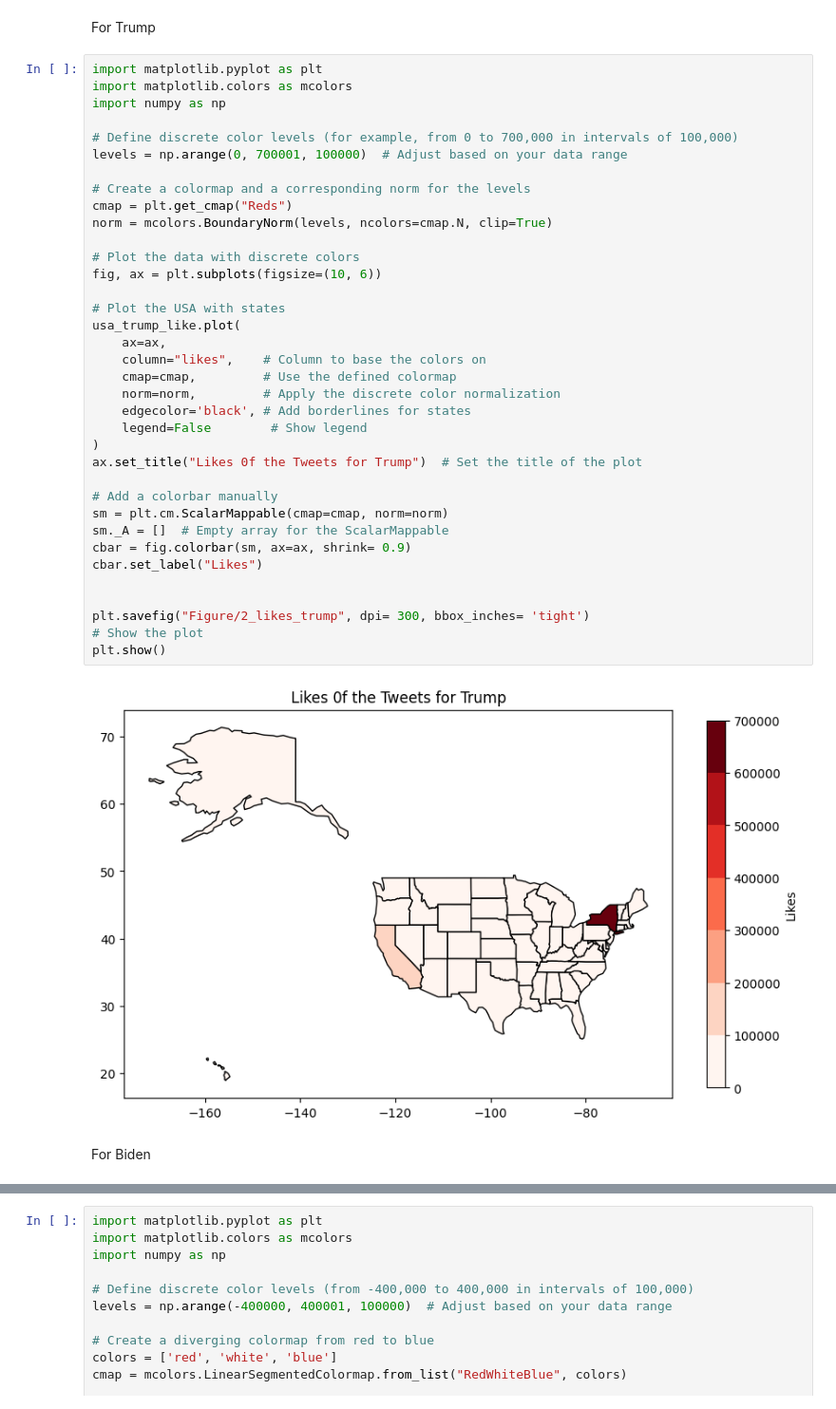
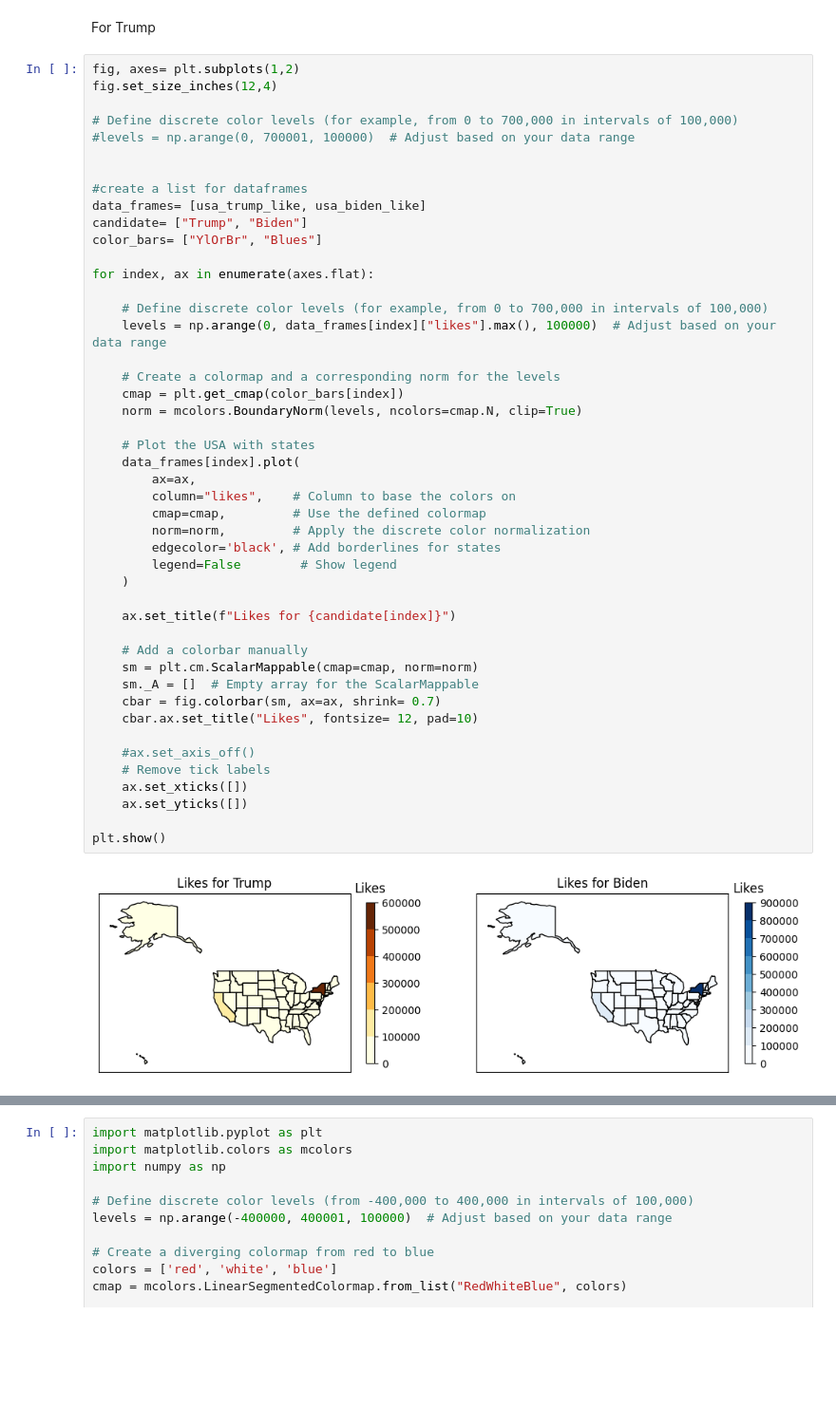
Before and after one commit to MiraySardogan/DC-PollMasters, a Jupyter notebook: Mir/2_geospatial_analysis.ipynb, the cells around one changed output, grey strips where cells are left out. Shown at 95% size. Cells and saved outputs as stored; diff of their text form; blank space fills up the shorter version.

```diff
--- a/Mir/2_geospatial_analysis.ipynb
+++ b/Mir/2_geospatial_analysis.ipynb
@@ -130,42 +127,50 @@ Now, plot these likes into the map
 # %% [markdown]
 For Trump
 # %%
-import matplotlib.pyplot as plt
-import matplotlib.colors as mcolors
-import numpy as np
+fig, axes= plt.subplots(1,2)
+fig.set_size_inches(12,4)
 
 # Define discrete color levels (for example, from 0 to 700,000 in intervals of 100,000)
-levels = np.arange(0, 700001, 100000)  # Adjust based on your data range
-
-# Create a colormap and a corresponding norm for the levels
-cmap = plt.get_cmap("Reds")
-norm = mcolors.BoundaryNorm(levels, ncolors=cmap.N, clip=True)
-
-# Plot the data with discrete colors
-fig, ax = plt.subplots(figsize=(10, 6))
-
-# Plot the USA with states
-usa_trump_like.plot(
-    ax=ax,
-    column="likes",    # Column to base the colors on
-    cmap=cmap,         # Use the defined colormap
-    norm=norm,         # Apply the discrete color normalization
-    edgecolor='black', # Add borderlines for states
-    legend=False        # Show legend
-)
-ax.set_title("Likes 0f the Tweets for Trump")  # Set the title of the plot
-
-# Add a colorbar manually
-sm = plt.cm.ScalarMappable(cmap=cmap, norm=norm)
-sm._A = []  # Empty array for the ScalarMappable
-cbar = fig.colorbar(sm, ax=ax, shrink= 0.9)
-cbar.set_label("Likes")
+#levels = np.arange(0, 700001, 100000)  # Adjust based on your data range
 
 
-plt.savefig("Figure/2_likes_trump", dpi= 300, bbox_inches= 'tight')
-# Show the plot
+#create a list for dataframes
+data_frames= [usa_trump_like, usa_biden_like]
+candidate= ["Trump", "Biden"]
+color_bars= ["YlOrBr", "Blues"]
+
+for index, ax in enumerate(axes.flat):
+
+    # Define discrete color levels (for example, from 0 to 700,000 in intervals of 100,000)
+    levels = np.arange(0, data_frames[index]["likes"].max(), 100000)  # Adjust based on your data range
+
+    # Create a colormap and a corresponding norm for the levels
+    cmap = plt.get_cmap(color_bars[index])
+    norm = mcolors.BoundaryNorm(levels, ncolors=cmap.N, clip=True)
+
+    # Plot the USA with states
+    data_frames[index].plot(
+        ax=ax,
+        column="likes",    # Column to base the colors on
+        cmap=cmap,         # Use the defined colormap
+        norm=norm,         # Apply the discrete color normalization
+        edgecolor='black', # Add borderlines for states
+        legend=False        # Show legend
+    )
+
+    ax.set_title(f"Likes for {candidate[index]}")
+
+    # Add a colorbar manually
+    sm = plt.cm.ScalarMappable(cmap=cmap, norm=norm)
+    sm._A = []  # Empty array for the ScalarMappable
+    cbar = fig.colorbar(sm, ax=ax, shrink= 0.7)
+    cbar.ax.set_title("Likes", fontsize= 12, pad=10)
+
+    #ax.set_axis_off()
+    # Remove tick labels
+    ax.set_xticks([])
+    ax.set_yticks([])
+
 plt.show()
 # %% [output]
-[figure, old version]
+[figure, new version]
-# %% [markdown]
-For Biden
```
Also changed, not shown: parts of 9 cells of this notebook, 1 other file.
